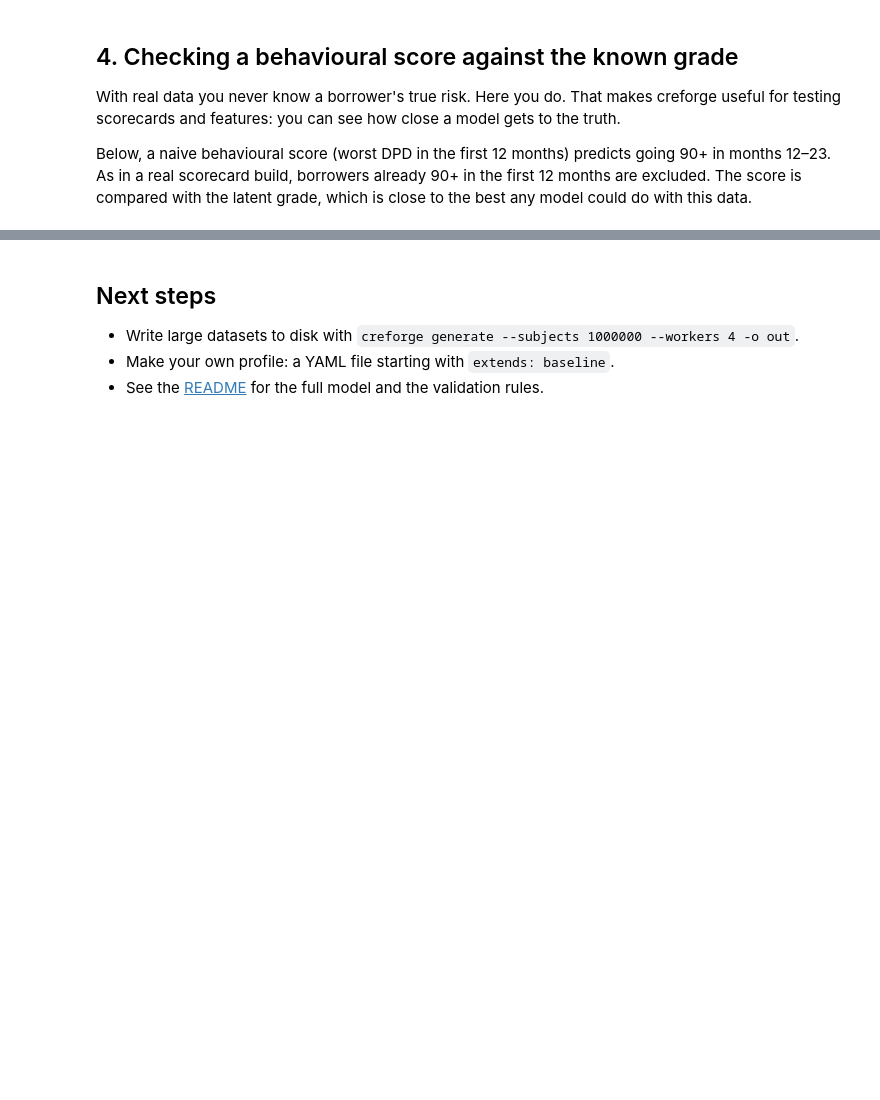
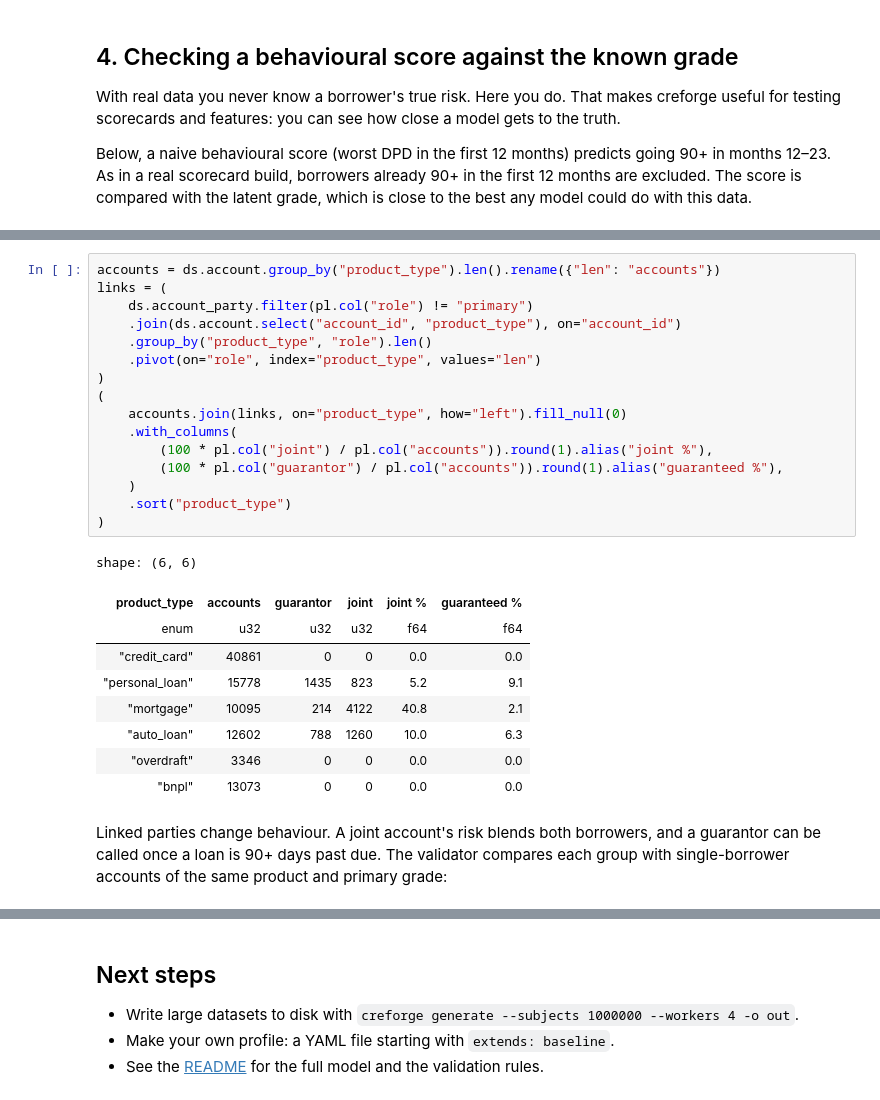
Before and after one commit to chowkuanlaw/creforge, a Jupyter notebook: examples/quickstart.ipynb, the cells around one changed output, grey strips where cells are left out. Cells and saved outputs as stored; diff of their text form; blank space fills up the shorter version.

```diff
--- a/examples/quickstart.ipynb
+++ b/examples/quickstart.ipynb
@@ -224,0 +232,30 @@ AUC, latent risk grade (ceiling):  0.841
+# %%
+accounts = ds.account.group_by("product_type").len().rename({"len": "accounts"})
+links = (
+    ds.account_party.filter(pl.col("role") != "primary")
+    .join(ds.account.select("account_id", "product_type"), on="account_id")
+    .group_by("product_type", "role").len()
+    .pivot(on="role", index="product_type", values="len")
+)
+(
+    accounts.join(links, on="product_type", how="left").fill_null(0)
+    .with_columns(
+        (100 * pl.col("joint") / pl.col("accounts")).round(1).alias("joint %"),
+        (100 * pl.col("guarantor") / pl.col("accounts")).round(1).alias("guaranteed %"),
+    )
+    .sort("product_type")
+)
+# %% [output]
+shape: (6, 6)
+| product_type | accounts | guarantor | joint | joint % | guaranteed % |
+| enum | u32 | u32 | u32 | f64 | f64 |
+| "credit_card" | 40861 | 0 | 0 | 0.0 | 0.0 |
+| "personal_loan" | 15778 | 1435 | 823 | 5.2 | 9.1 |
+| "mortgage" | 10095 | 214 | 4122 | 40.8 | 2.1 |
+| "auto_loan" | 12602 | 788 | 1260 | 10.0 | 6.3 |
+| "overdraft" | 3346 | 0 | 0 | 0.0 | 0.0 |
+| "bnpl" | 13073 | 0 | 0 | 0.0 | 0.0 |
+# %% [markdown]
+Linked parties change behaviour. A joint account's risk blends both borrowers, and a
+guarantor can be called once a loan is 90+ days past due. The validator compares each
+group with single-borrower accounts of the same product and primary grade:
```
Also changed, not shown: parts of 12 cells of this notebook, 15 other files.
